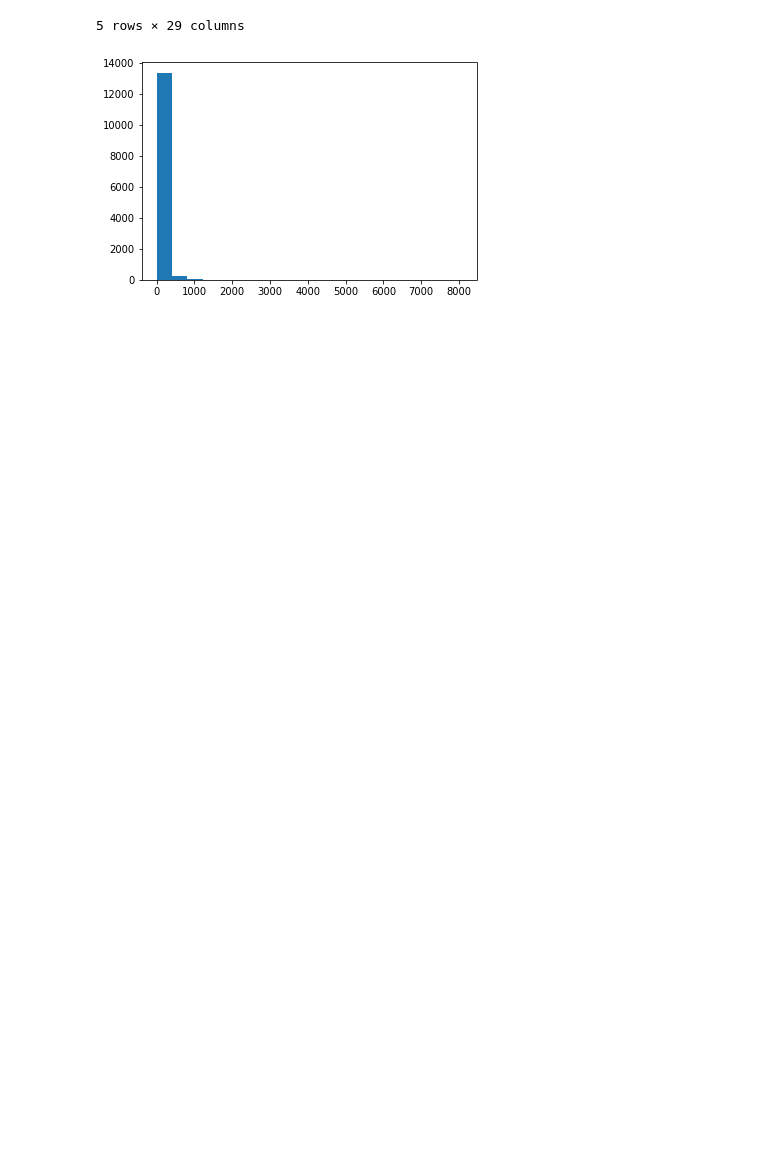
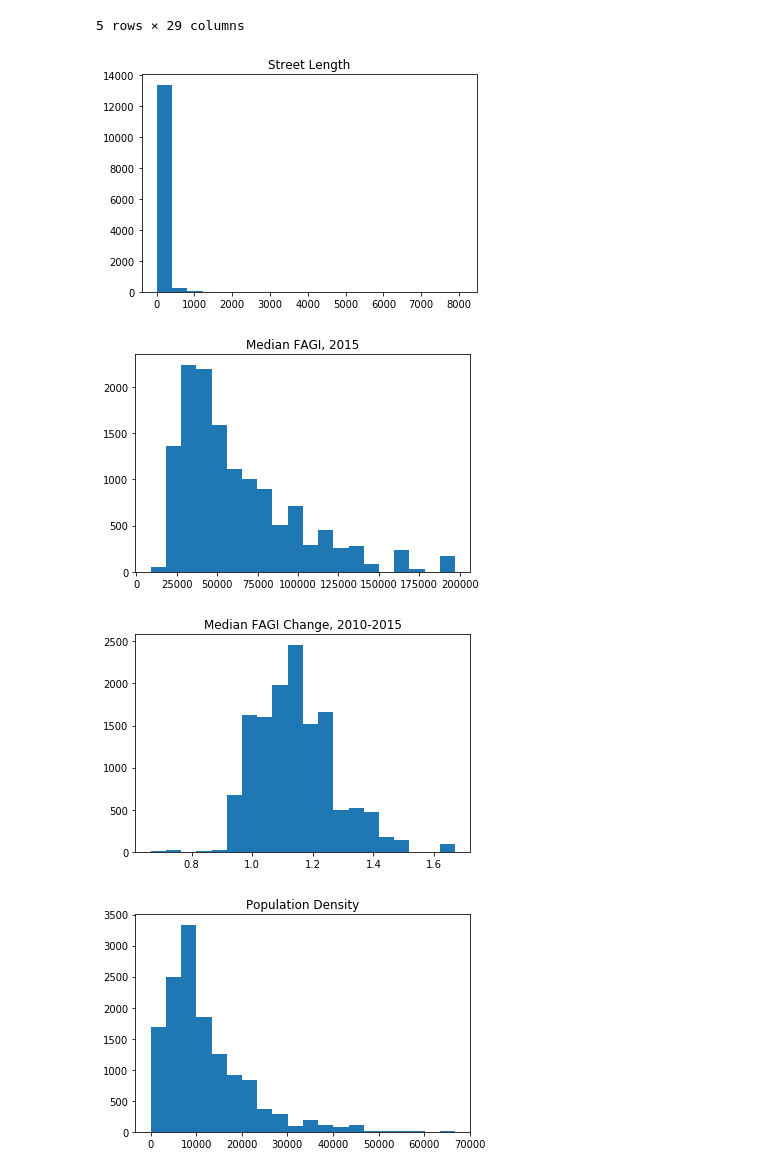
Before and after one commit to briantfriederich/Mapping_DC_Homicides, a Jupyter notebook: Predicting_DC_Homicides.ipynb, the cells around one changed output. Cells and saved outputs as stored; diff of their text form; code cells hidden in the pictures; blank space fills up the shorter version.

```diff
--- a/Predicting_DC_Homicides.ipynb
+++ b/Predicting_DC_Homicides.ipynb
@@ -19,8 +19,32 @@ data.head()
 | 3 | 4 | 23.02183 | 0 | 0 | 0 | 0 | 0 | ... |
 | 4 | 5 | 70.40390 | 0 | 0 | 1 | 0 | 0 | ... |
 5 rows × 29 columns
-# %%
-plt.hist(data.SHAPELEN, bins = 20)
-plt.show()
-# %% [output]
-[figure, removed]
+# %%
+plt.hist(data.SHAPELEN, bins = 20)
+plt.title("Street Length")
+plt.show()
+
+plt.hist(data.FAGI_MEDIAN_2015.dropna(), bins = 20)
+plt.title("Median FAGI, 2015")
+plt.show()
+
+plt.hist(data.FAGI_MEDIAN_CHANGE.dropna(), bins = 20)
+plt.title("Median FAGI Change, 2010-2015")
+plt.show()
+
+plt.hist(data.POPDENSITY, bins = 20)
+plt.title("Population Density")
+plt.show()
+
+plt.hist(data.HOUSINGDENSITY, bins = 20)
+plt.title("Housing Density")
+plt.show()
+
+plt.hist(data.PERCVACANTHOUSING, bins = 20)
+plt.title("Percent of Total Housing Vacant")
+plt.show()
+# %% [output]
+[figure, added]
+[figure, added]
+[figure, added]
+[figure, added]
```
Also changed, not shown: parts of 2 cells of this notebook, 1 other file.
